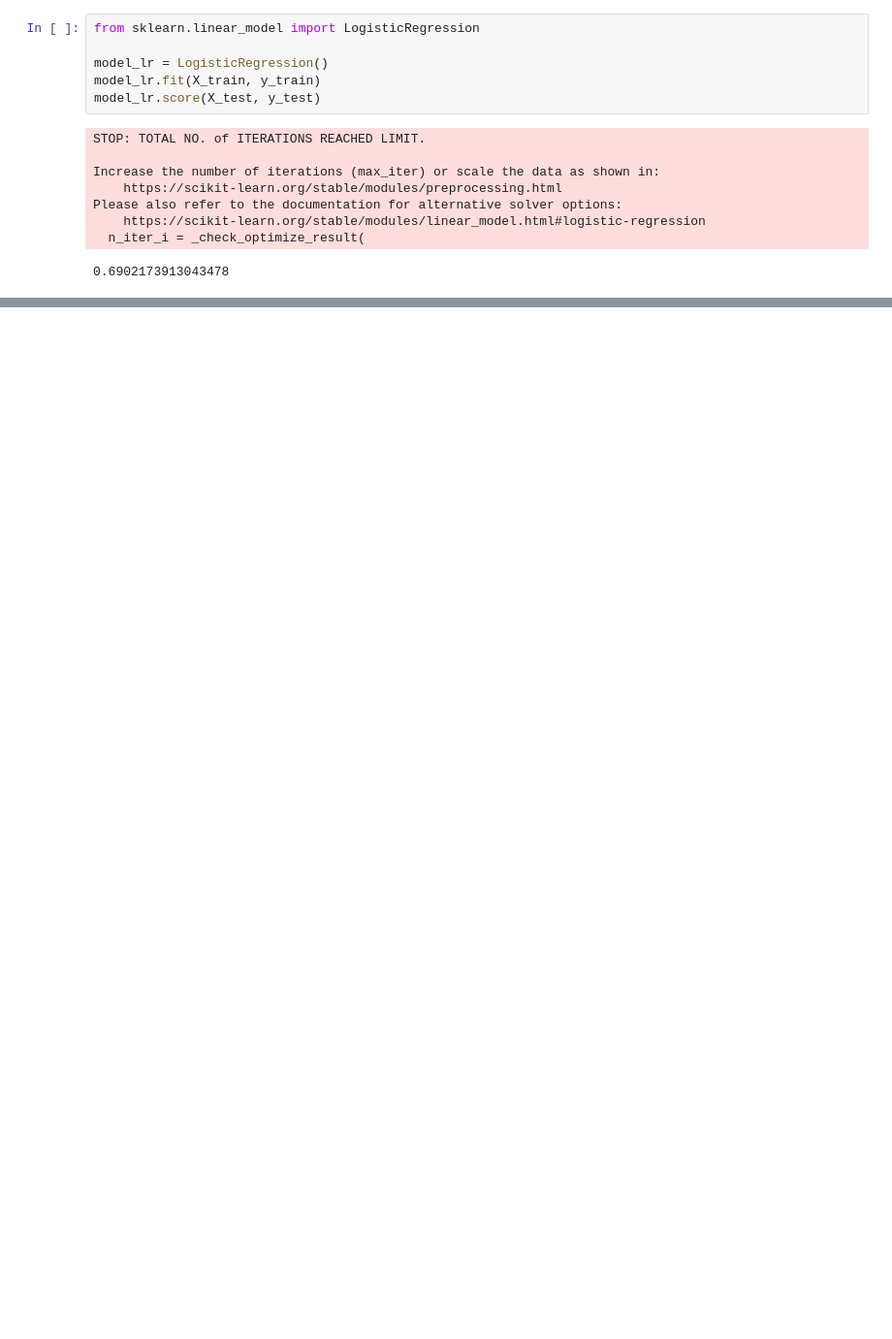
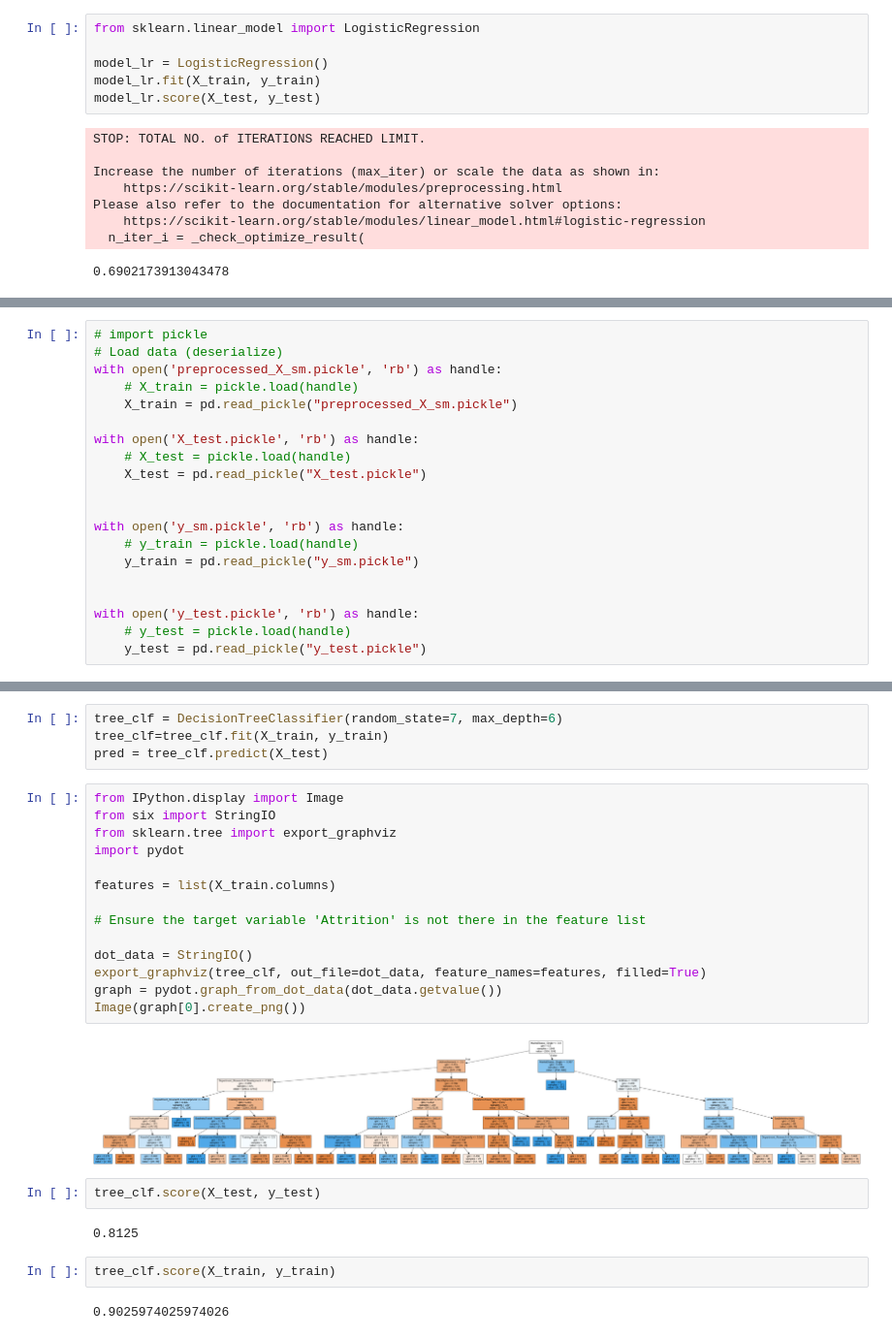
Before and after one commit to piyush1856/machine-learning-algorithms, a Jupyter notebook: 10_decision_tree/decision_tree_class_notes.ipynb, the cells around one changed output, grey strips where cells are left out. Shown at 97% size. Saved outputs shown, nothing was run; the diff lists cells and outputs as text; blank space fills up the shorter version.

```diff
--- a/10_decision_tree/decision_tree_class_notes.ipynb
+++ b/10_decision_tree/decision_tree_class_notes.ipynb
@@ -129,0 +153,20 @@ plot_tree(model, filled = True);
+# %%
+# import pickle
+# Load data (deserialize)
+with open('preprocessed_X_sm.pickle', 'rb') as handle:
+    # X_train = pickle.load(handle)
+    X_train = pd.read_pickle("preprocessed_X_sm.pickle")
+
+with open('X_test.pickle', 'rb') as handle:
+    # X_test = pickle.load(handle)
+    X_test = pd.read_pickle("X_test.pickle")
+
+
+with open('y_sm.pickle', 'rb') as handle:
+    # y_train = pickle.load(handle)
+    y_train = pd.read_pickle("y_sm.pickle")
+
+
+with open('y_test.pickle', 'rb') as handle:
+    # y_test = pickle.load(handle)
+    y_test = pd.read_pickle("y_test.pickle")
@@ -129,0 +215,28 @@ plot_tree(model, filled = True);
+# %%
+tree_clf = DecisionTreeClassifier(random_state=7, max_depth=6)
+tree_clf=tree_clf.fit(X_train, y_train)
+pred = tree_clf.predict(X_test)
+# %%
+from IPython.display import Image
+from six import StringIO
+from sklearn.tree import export_graphviz
+import pydot
+
+features = list(X_train.columns)
+
+# Ensure the target variable 'Attrition' is not there in the feature list
+
+dot_data = StringIO()
+export_graphviz(tree_clf, out_file=dot_data, feature_names=features, filled=True)
+graph = pydot.graph_from_dot_data(dot_data.getvalue())
+Image(graph[0].create_png())
+# %% [output]
+[figure, added]
+# %%
+tree_clf.score(X_test, y_test)
+# %% [output]
+0.8125
+# %%
+tree_clf.score(X_train, y_train)
+# %% [output]
+0.9025974025974026
```
Also changed, not shown: parts of 19 cells of this notebook.
